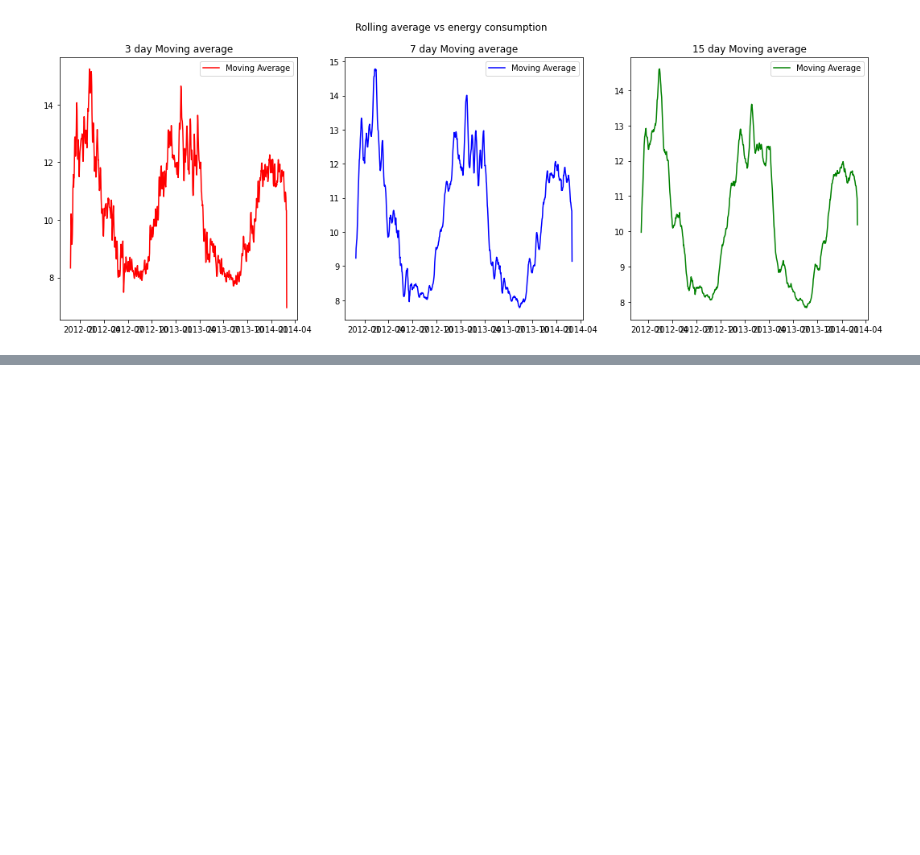
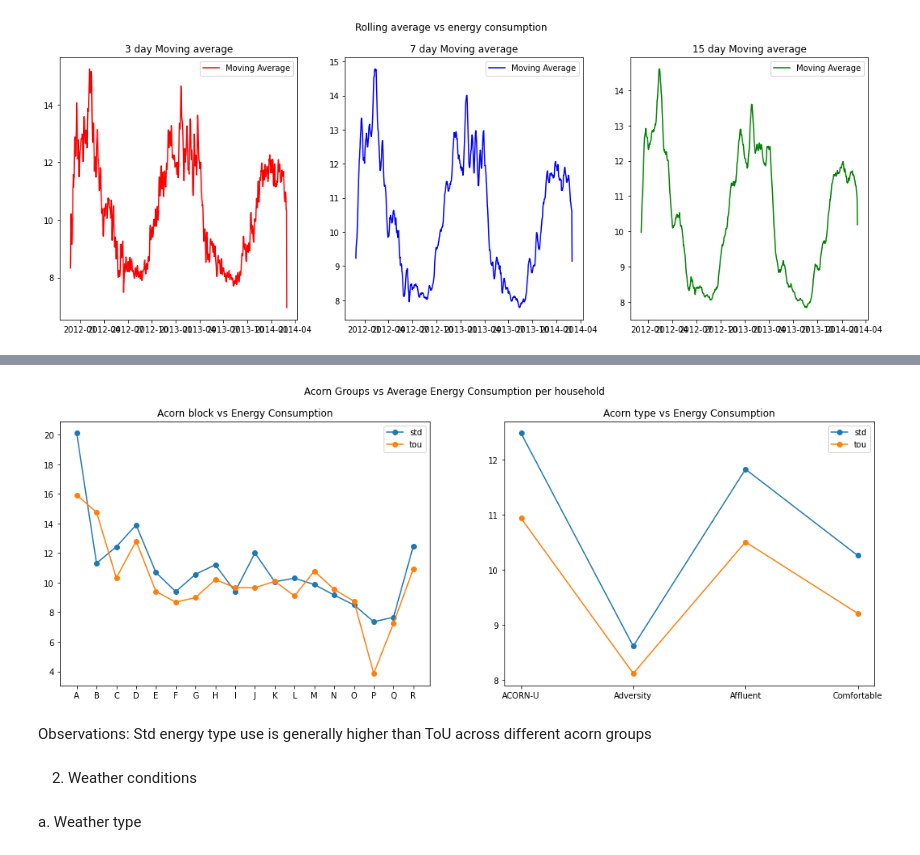
Before and after one commit to Akansh-a/Smart-Meters, a Jupyter notebook: 1.Plots.ipynb, the cells around one changed output, grey strips where cells are left out. Cells and saved outputs as stored; diff of their text form; code cells hidden in the pictures; blank space fills up the shorter version.

```diff
--- a/1.Plots.ipynb
+++ b/1.Plots.ipynb
@@ -123,9 +92,10 @@ colors = ['r', 'b', 'g']
 
 for i in range(3):
     col = str(avg_periods[i]) + 'day_rolling_avg'
-    a[i].plot(energy_data_day['day'], energy_data_day[col], '-' + colors[i],label='Moving Average');
+    a[i].plot(energy_data_day['datestamp'], energy_data_day[col], '-' + colors[i],label='Moving Average');
     a[i].set_title(str(avg_periods[i]) + ' day Moving average')
     a[i].legend()
+
 plt.show()
 # %% [output]
 [figure]
@@ -133,0 +106,8 @@ plt.show()
+# %%
+# Tou or Std plot - per Acorn
+energy_households = pd.merge(energy_data, households_data, on = 'LCLid')
+energy_households_acorn = energy_households.groupby(['Acorn', 'stdorToU']).agg({'energy_sum': 'mean'}).reset_index()
+
+energy_households_acorn_std = energy_households_acorn.loc[energy_households_acorn['stdorToU'] == 'Std']
+energy_households_acorn_tou = energy_households_acorn.loc[energy_households_acorn['stdorToU'] == 'ToU']
+energy_households_acorn_std.head()
@@ -133,0 +121,7 @@ plt.show()
+# %%
+# Tou or Std plot - per Acorn group
+energy_households_acorn_grp = energy_households.groupby(['Acorn_grouped', 'stdorToU']).agg({'energy_sum': 'mean'}).reset_index()
+
+energy_households_acorn_grp_std = energy_households_acorn_grp.loc[energy_households_acorn_grp['stdorToU'] == 'Std']
+energy_households_acorn_grp_tou = energy_households_acorn_grp.loc[energy_households_acorn_grp['stdorToU'] == 'ToU']
+energy_households_acorn_grp_std.head()
@@ -134 +134,28 @@ plt.show()
+# %%
+f, a = plt.subplots(1, 2, figsize=(18, 6), num = "Acorn Groups vs Average Energy Consumption per household")
+f.suptitle("Acorn Groups vs Average Energy Consumption per household")
+
+#Plot for Acorn Block vs Energy
+a[0].plot(energy_households_acorn_std['Acorn'], energy_households_acorn_std['energy_sum'], '-o', label="std");
+a[0].plot(energy_households_acorn_tou['Acorn'], energy_households_acorn_tou['energy_sum'], '-o', label="tou");
+a[0].set_xticklabels([chr(i) for i in range(ord('A'),ord('Z'))])
+a[0].set_title('Acorn block vs Energy Consumption')
+a[0].legend()
+
+#Plot for Acorn Group vs Energy
+a[1].plot(energy_households_acorn_grp_std['Acorn_grouped'], energy_households_acorn_grp_std['energy_sum'], '-o', label="std");
+a[1].plot(energy_households_acorn_grp_tou['Acorn_grouped'], energy_households_acorn_grp_tou['energy_sum'], '-o', label="tou");
+a[1].set_title('Acorn type vs Energy Consumption')
+a[1].legend()
+
+plt.show()
+# %% [output]
+[figure, added]
+# %% [markdown]
+Observations:
+ Std energy type use is generally higher than ToU across different acorn groups
+# %% [markdown]
+2. Weather conditions
+# %% [markdown]
+a. Weather type
 # %%
```
Also changed, not shown: parts of 37 cells of this notebook, 4 other files.
